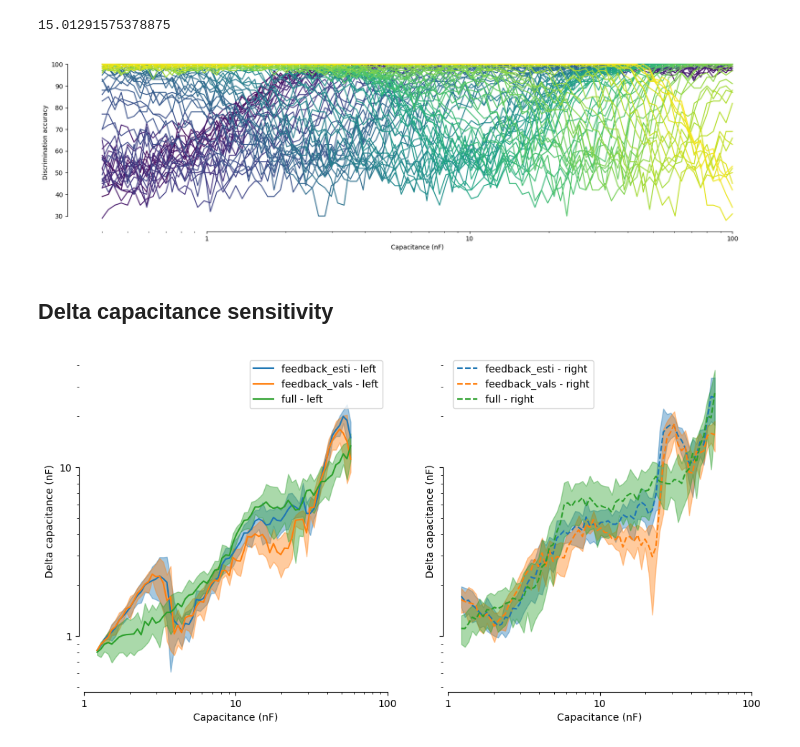
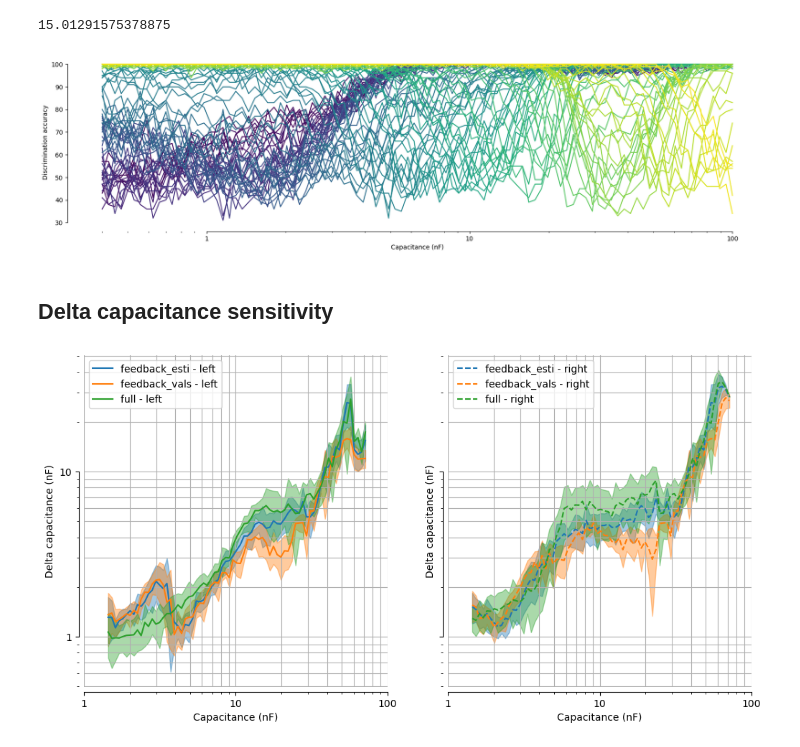
Before and after one commit to DenisTurcu/efish-characterization, a Jupyter notebook: paper-reviews-replies/discrimination-task-capacitance.ipynb, the cells around one changed output. Drawn from its saved outputs; the diff is of its cells as text; code cells hidden in the pictures.

```diff
--- a/paper-reviews-replies/discrimination-task-capacitance.ipynb
+++ b/paper-reviews-replies/discrimination-task-capacitance.ipynb
@@ -112,18 +115,18 @@ raw_dataset["worms"]["capacitances"][pref_c_id]/1e-9
 # %% [output]
 15.01291575378875
 # %%
-discrimination_performance = models.iloc[0]["discrimination_performance"]
+discrimination_performance = models.iloc[10]["discrimination_performance"]
 plt.figure(figsize=(20, 5))
 for k, v in discrimination_performance.items():
     plt.plot(raw_dataset["worms"]["capacitances"], v, c=plt.cm.viridis(k / len(raw_dataset["worms"]["capacitances"])))
 plt.xscale("log")
 sns.despine(offset=5, trim=True)
 plt.xticks([1e-9, 1e-8, 1e-7], ["1", "10", "100"])
 plt.xlabel("Capacitance (nF)")
 plt.ylabel("Discrimination accuracy")
 plt.show()
 # %% [output]
-[figure, old version]
+[figure, new version]
 # %% [markdown]
 ## Delta capacitance sensitivity
 # %%
@@ -150,8 +161,8 @@ def compute_delta_capacitances_stats(dfgroup):
 delta_capacitances_stats = models.groupby("model_type").apply(compute_delta_capacitances_stats)
 # %%
 fig, axes = plt.subplots(1, 2, figsize=(12, 6), sharey=True, sharex=True)
-start_id = 20
-end_id = 90
+start_id = 23
+end_id = 94
 for i, (model_type, row) in enumerate(delta_capacitances_stats.iterrows()):
     axes[0].plot(
         raw_dataset["worms"]["capacitances"][start_id:end_id],
@@ -184,7 +195,8 @@ for i in range(2):
     axes[i].legend()
     axes[i].set_xticks([1e-9, 1e-8, 1e-7], ["1", "10", "100"])
     axes[i].set_yticks([1e-9, 1e-8], ["1", "10"])
+    axes[i].grid(which="both")
     sns.despine(offset=5, trim=True, ax=axes[i])
 plt.show()
 # %% [output]
-[figure, old version]
+[figure, new version]
```
Also changed, not shown: parts of 2 cells of this notebook.
